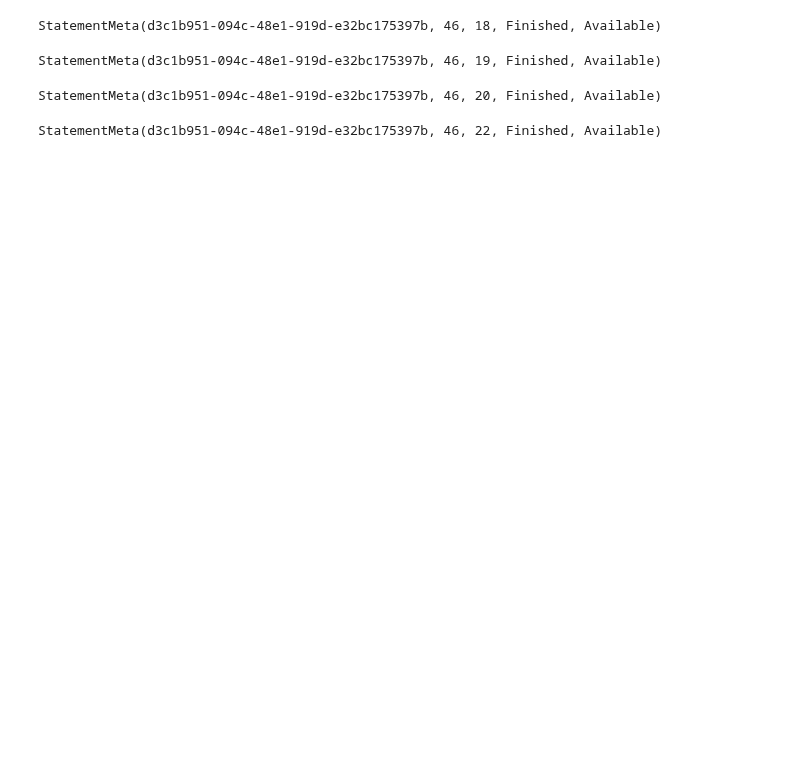
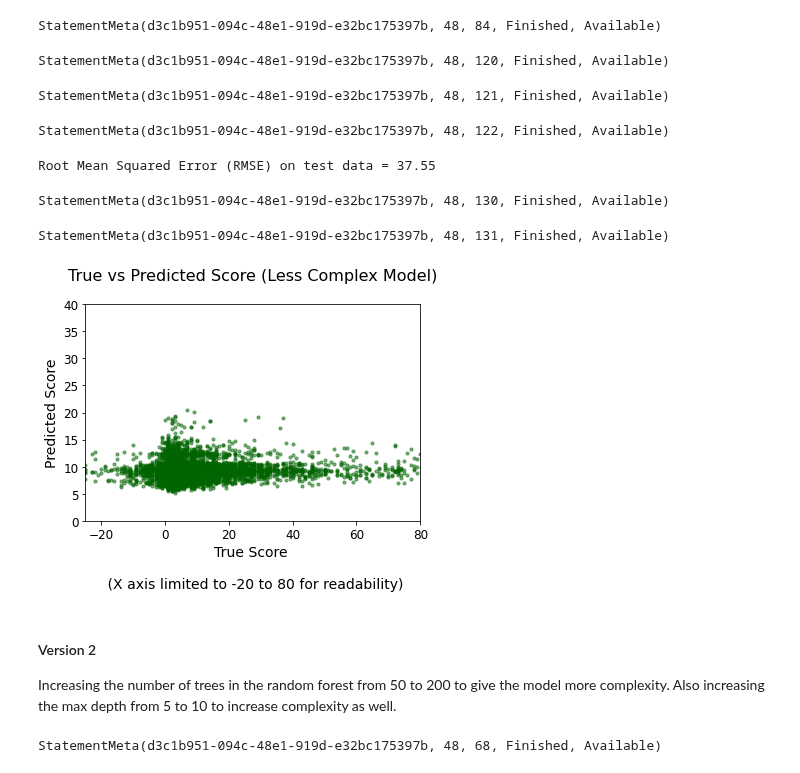
Before and after one commit to gu-dsan6000/fall-2023-reddit-project-team-26, a Jupyter notebook: code/ml/project_ml_q1.ipynb, the cells around one changed output. Cells and saved outputs as stored; diff of their text form; code cells hidden in the pictures; blank space fills up the shorter version.

```diff
--- a/code/ml/project_ml_q1.ipynb
+++ b/code/ml/project_ml_q1.ipynb
@@ -103,24 +149,52 @@ StatementMeta(d3c1b951-094c-48e1-919d-e32bc175397b, 44, 158, Finished, Available
+# %%
+# save the model
+model.write().overwrite().save("Users/vankempenklaas/fall-2023-reddit-project-team-26/code/ml/model_files/popularity_model_v2")
+# %% [output]
+StatementMeta(d3c1b951-094c-48e1-919d-e32bc175397b, 48, 84, Finished, Available)
+# %%
+# load the saved trained model
+loaded_model = PipelineModel.load("Users/vankempenklaas/fall-2023-reddit-project-team-26/code/ml/model_files/popularity_model_v2")
+# %% [output]
+StatementMeta(d3c1b951-094c-48e1-919d-e32bc175397b, 48, 120, Finished, Available)
+# %%
+# make predictions using the saved model on the test data
+predictions = loaded_model.transform(test_data)
+# %% [output]
+StatementMeta(d3c1b951-094c-48e1-919d-e32bc175397b, 48, 121, Finished, Available)
+# %%
+# evaluate the model using RMSE
+evaluator = RegressionEvaluator(labelCol="score", predictionCol="prediction", metricName="rmse")
+rmse = evaluator.evaluate(predictions)
+print("Root Mean Squared Error (RMSE) on test data = {:.2f}".format(rmse))
+# %% [output]
+StatementMeta(d3c1b951-094c-48e1-919d-e32bc175397b, 48, 122, Finished, Available)
+Root Mean Squared Error (RMSE) on test data = 37.55
+# %%
+# downsample the predictions to get ~10,000 rows to visualize
+predictions_df = predictions.sample(fraction = 0.07, seed = 92).select("prediction").toPandas()
+true_labels_df = predictions.sample(fraction = 0.07, seed = 92).select("score").toPandas()
+# %% [output]
+StatementMeta(d3c1b951-094c-48e1-919d-e32bc175397b, 48, 130, Finished, Available)
+# %%
+# plot true values against predicted values
+plt.scatter(true_labels_df, predictions_df, alpha=0.5, s = 10, c = ["darkgreen"])
+plt.title("True vs Predicted Score (Less Complex Model)\n", fontsize = 16)
+plt.xlabel("True Score \n\n (X axis limited to -20 to 80 for readability)", fontsize = 14)
+plt.ylabel("Predicted Score", fontsize = 14)
+plt.ylim([0,40])
+plt.xlim([-25,80])
+plt.xticks(fontsize = 12)
+plt.yticks(fontsize = 12)
+plt.savefig("Users/vankempenklaas/fall-2023-reddit-project-team-26/data/plots/ml_q1_simplemodel_plot.png")
+plt.show()
+# %% [output]
+StatementMeta(d3c1b951-094c-48e1-919d-e32bc175397b, 48, 131, Finished, Available)
+[figure, added]
+# %% [markdown]
+#### Version 2
+
+Increasing the number of trees in the random forest from 50 to 200 to give the model more complexity. Also increasing the max depth from 5 to 10 to increase complexity as well.
 # %%
-rf = RandomForestRegressor(featuresCol="features", labelCol="score", maxDepth=15, numTrees=50)
+rf_v2 = RandomForestRegressor(featuresCol="features", labelCol="score", maxDepth=10, numTrees=200)
 # %% [output]
-StatementMeta(d3c1b951-094c-48e1-919d-e32bc175397b, 46, 18, Finished, Available)
+StatementMeta(d3c1b951-094c-48e1-919d-e32bc175397b, 48, 68, Finished, Available)
-# %%
-pipeline_model = Pipeline(stages = [
-    stringIndexer_sentiment,
-    stringIndexer_month,
-    stringIndexer_team,
-    onehot_month,
-    onehot_sentiment,
-    assembler,
-    rf
-])
-# %% [output]
-StatementMeta(d3c1b951-094c-48e1-919d-e32bc175397b, 46, 19, Finished, Available)
-# %%
-model = pipeline_model.fit(train_data)
-# %% [output]
-StatementMeta(d3c1b951-094c-48e1-919d-e32bc175397b, 46, 20, Finished, Available)
-# %%
-model.write().overwrite().save("Users/vankempenklaas/fall-2023-reddit-project-team-26/code/ml/model_files/popularity_model_v2")
-# %% [output]
-StatementMeta(d3c1b951-094c-48e1-919d-e32bc175397b, 46, 22, Finished, Available)
```
Also changed, not shown: parts of 41 cells of this notebook, 3 other files.
